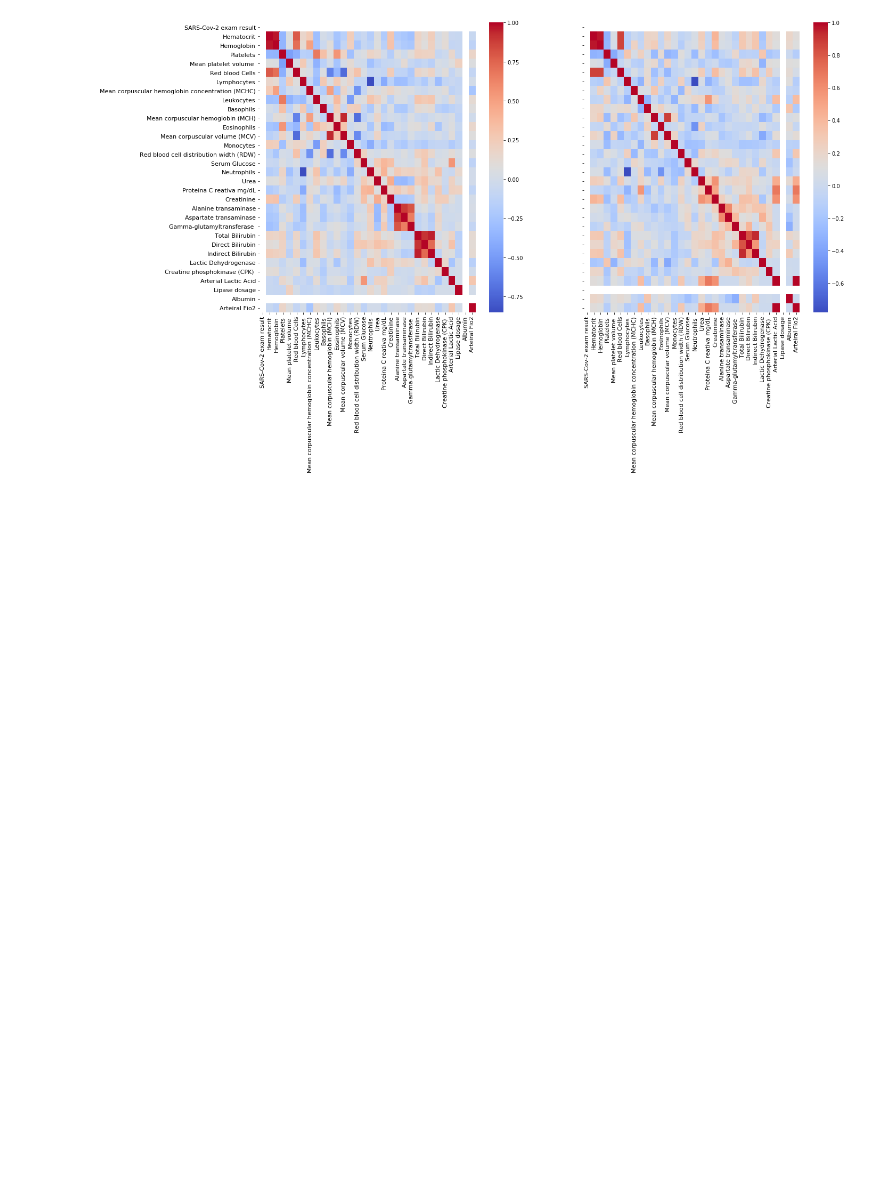
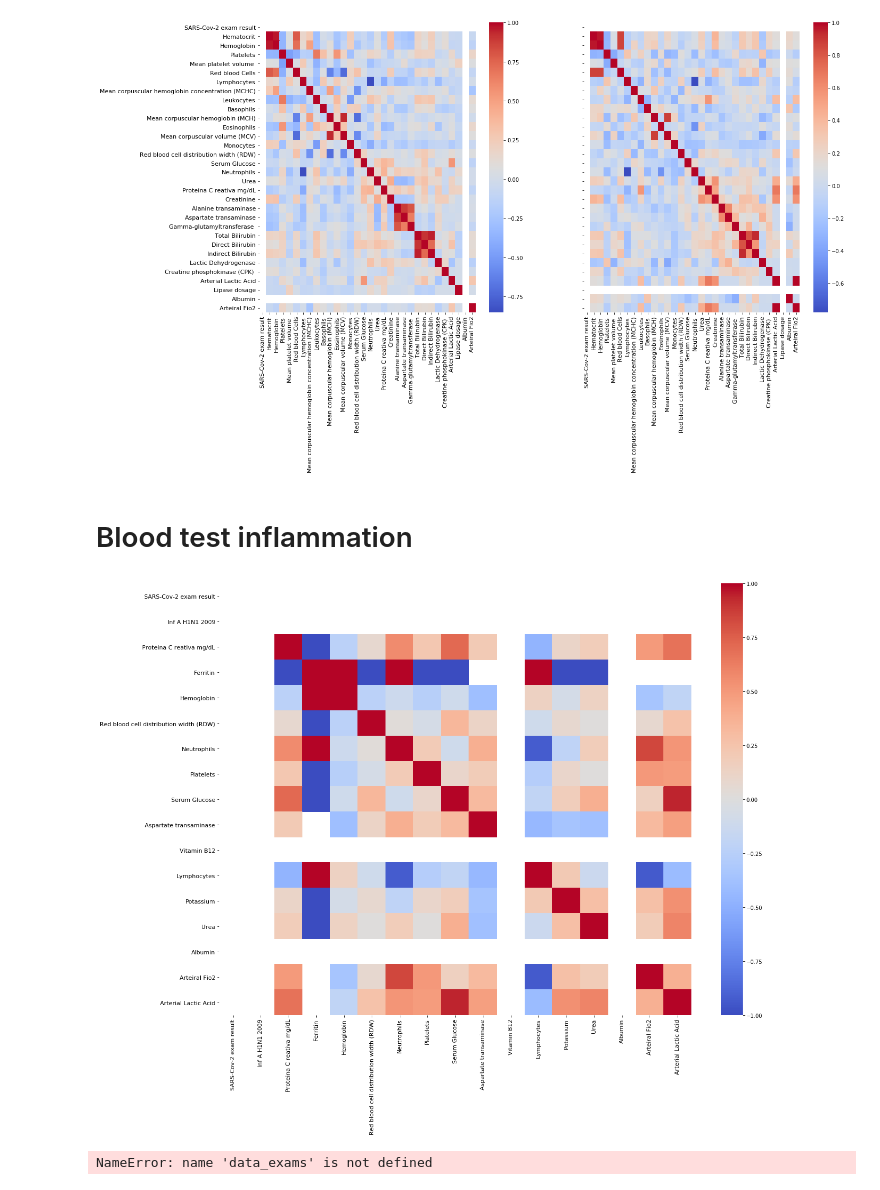
Before and after one commit to mauricioac/learning-algorithms, a Jupyter notebook: coco/index.ipynb, the cells around one changed output. Saved outputs shown, nothing was run; the diff lists cells and outputs as text; code cells hidden in the pictures; blank space fills up the shorter version.

```diff
--- a/coco/index.ipynb
+++ b/coco/index.ipynb
@@ -1061,3 +1061,47 @@ s.set_xticklabels(s.get_xticklabels(),rotation=90,fontsize=11)
 plt.show()
 # %% [output]
 [figure]
+# %% [markdown]
+# Blood test inflammation
+# %%
+main_features = {
+    "blood_exams" : [
+    'Patient ID',
+    'Patient age quantile',
+    'SARS-Cov-2 exam result',
+    'Patient addmited to regular ward (1=yes, 0=no)',
+    'Patient addmited to semi-intensive unit (1=yes, 0=no)',
+    'Patient addmited to intensive care unit (1=yes, 0=no)',
+    'Inf A H1N1 2009',
+    'Proteina C reativa mg/dL', #inflammation
+    'Ferritin', # inflammation
+    'Hemoglobin', #inflammation
+    'Red blood cell distribution width (RDW)', #inflammation
+    'Neutrophils', #inflammation
+    'Platelets',
+    'Serum Glucose', #diabetes
+    'Aspartate transaminase', #kidney or heart demage
+    'Vitamin B12', #anmeia
+    'Lymphocytes', #leukemia indicator
+    'Potassium', #kidney disease, high blood pressure, and heart disease
+    'Urea', #how well the kidneys are working
+    'Albumin', #kidney and liver problems
+    'Arteiral Fio2', #difficulty to breath
+    'Arterial Lactic Acid', #severe anemia or leukemia. Liver disease or liver damage that prevents the liver from breaking down lactic acid in the blood
+]}
+# %%
+db_blood_exams = training_database[main_features['blood_exams']]
+
+values_db = db_blood_exams.drop(columns=['Patient age quantile', 'Patient addmited to regular ward (1=yes, 0=no)',
+       'Patient addmited to semi-intensive unit (1=yes, 0=no)',
+       'Patient addmited to intensive care unit (1=yes, 0=no)'])
+
+values_db = values_db[values_db['SARS-Cov-2 exam result'] == 1]
+# print(values_db.corr())
+plt.subplots(figsize=(20,15))
+s=sns.heatmap(values_db.corr(),cmap='coolwarm')
+s.set_yticklabels(s.get_yticklabels(),rotation=0,fontsize=11)
+s.set_xticklabels(s.get_xticklabels(),rotation=90,fontsize=11)
+plt.show()
+# %% [output]
+[figure, added]
@@ -1063,0 +1176,6 @@ plt.show()
+# %%
+lut = dict(zip(data_exams.unique(), "rbg"))
+row_colors = species.map(lut)
+g = sns.clustermap(iris, row_colors=row_colors)
+# %% [output]
+NameError: name 'data_exams' is not defined
```
Also changed, not shown: parts of 4 cells of this notebook.
